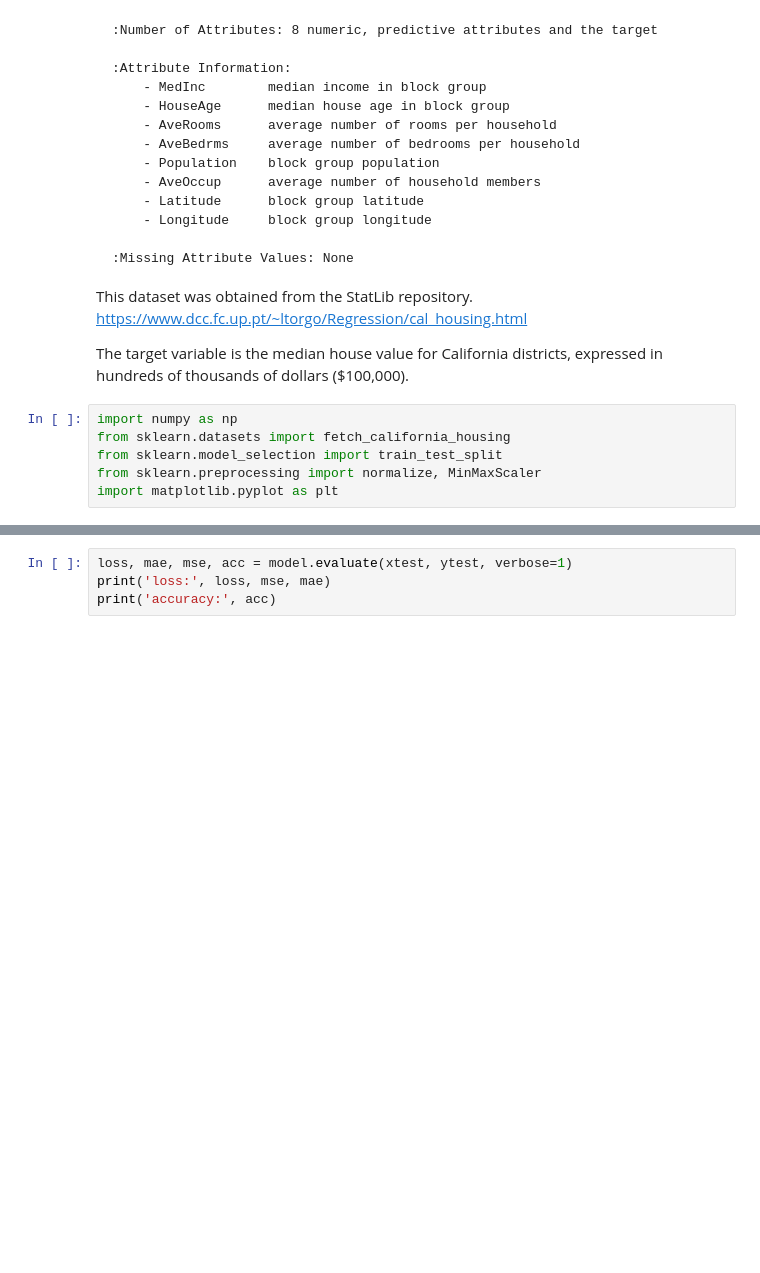
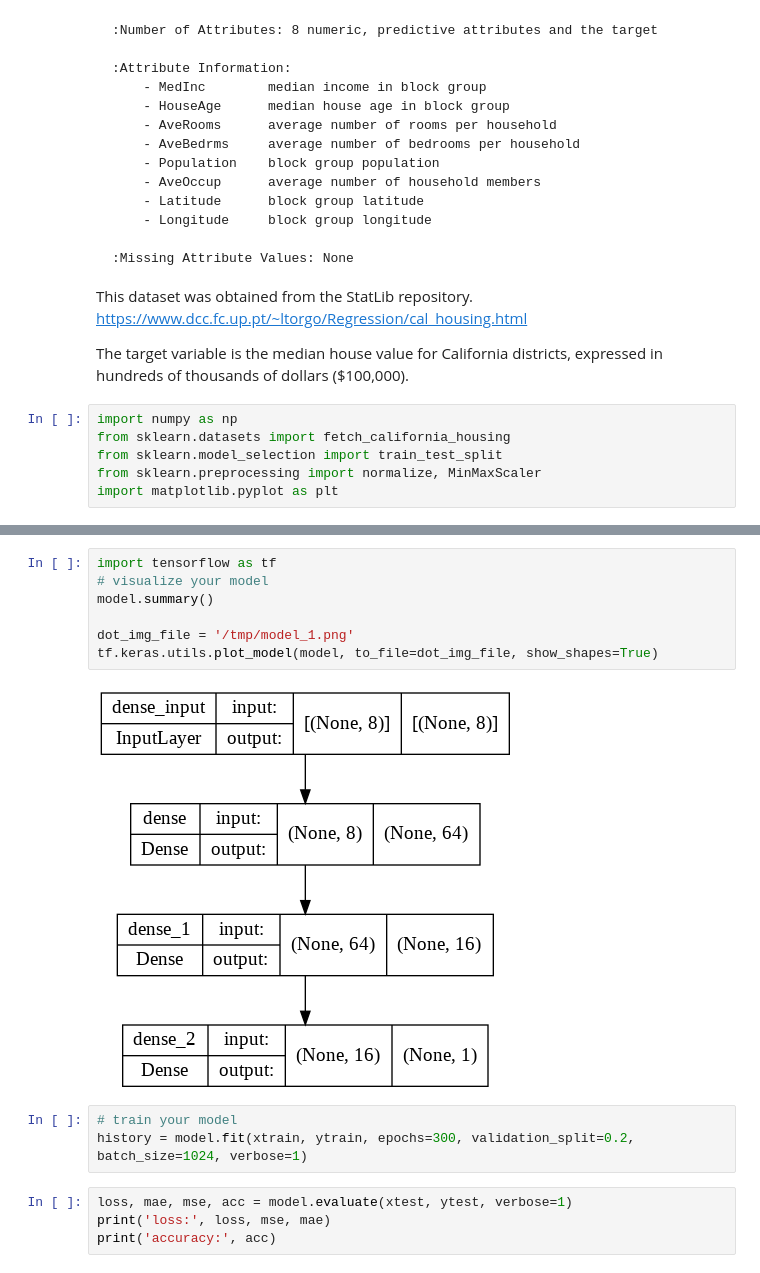
Before and after one commit to ibribr/DT8807, a Jupyter notebook: California_Housing_dataset_MLP.ipynb, the cells around one changed output, grey strips where cells are left out. Saved outputs shown, nothing was run; the diff lists cells and outputs as text; blank space fills up the shorter version.

```diff
--- a/California_Housing_dataset_MLP.ipynb
+++ b/California_Housing_dataset_MLP.ipynb
@@ -114,3 +110,15 @@ Epoch 300/300
+# %%
+import tensorflow as tf
+# visualize your model
+model.summary()
+
+dot_img_file = '/tmp/model_1.png'
+tf.keras.utils.plot_model(model, to_file=dot_img_file, show_shapes=True)
+# %% [output]
+[figure, added]
+# %%
+# train your model
+history = model.fit(xtrain, ytrain, epochs=300, validation_split=0.2, batch_size=1024, verbose=1)
 # %%
 loss, mae, mse, acc = model.evaluate(xtest, ytest, verbose=1)
 print('loss:', loss, mse, mae)
```
Also changed, not shown: parts of 2 cells of this notebook.
